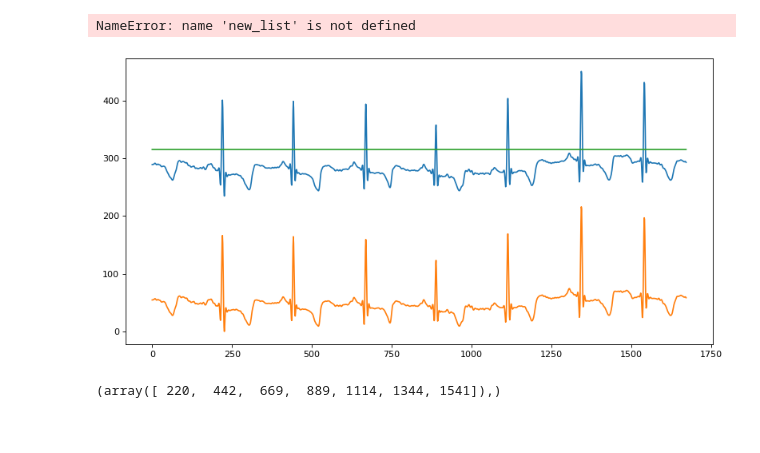
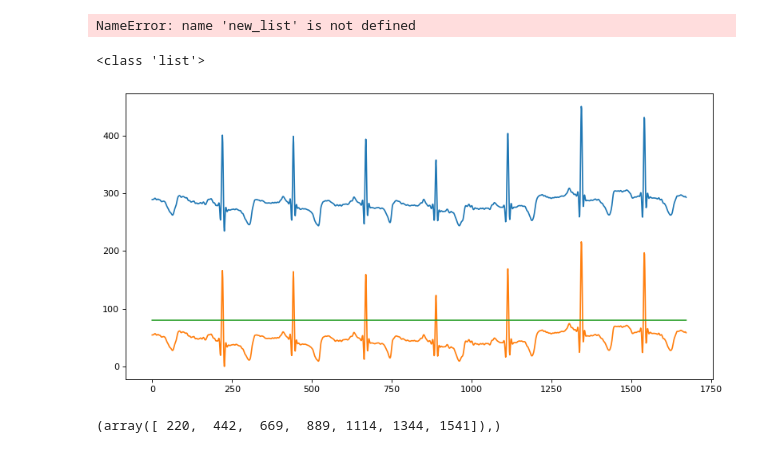
Before and after one commit to Gr-Anderson/FYP, a Jupyter notebook: testing_code/xml_to_json/xml_to_json.ipynb, the cells around one changed output. Drawn from its saved outputs; the diff is of its cells as text; code cells hidden in the pictures.

```diff
--- a/testing_code/xml_to_json/xml_to_json.ipynb
+++ b/testing_code/xml_to_json/xml_to_json.ipynb
@@ -141,33 +141,34 @@ NameError: name 'new_list' is not defined
 # %%
 rev_sig_ff = []
 for i in range(0, len(sig_ff)):
     rev_sig_ff.append(500 - sig_ff[i])
 
 
 stan_rev_sig_ff = []
 for i in rev_sig_ff:
     stan_rev_sig_ff.append(i - min(rev_sig_ff))
 
 tres = []
 for i in rev_sig_ff:
-    tres.append(315)
+    tres.append(80)
 
-
+print(type(rev_sig_ff))
 plt.figure(num=None, figsize=(10, 5), dpi=80, facecolor="w", edgecolor="k")
 plt.plot(rev_sig_ff)
 plt.plot(stan_rev_sig_ff)
 plt.plot(tres)
 # plt.axis('off')
-plt.plot(mean)
+# plt.plot(mean)
 
 plt.savefig("project_presentation.png", dpi=150, quality=100, bbox_inches='tight')
 plt.tight_layout()
 
 # new_list2
 
 # plt.show()
 # %% [output]
+<class 'list'>
-[figure, old version]
+[figure, new version]
 # %%
 # FIND R-PEAKS
 from scipy import signal
```
Also changed, not shown: parts of 2 cells of this notebook, 11 other files.
